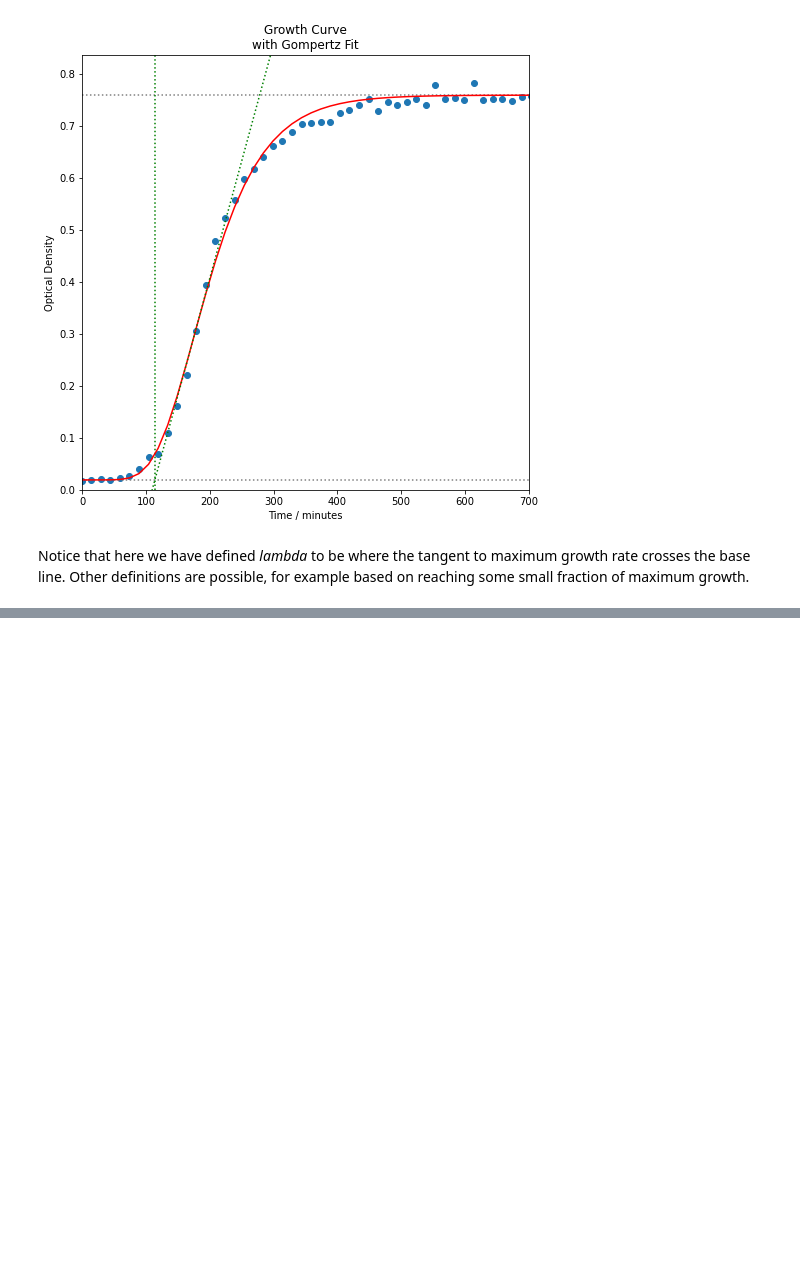
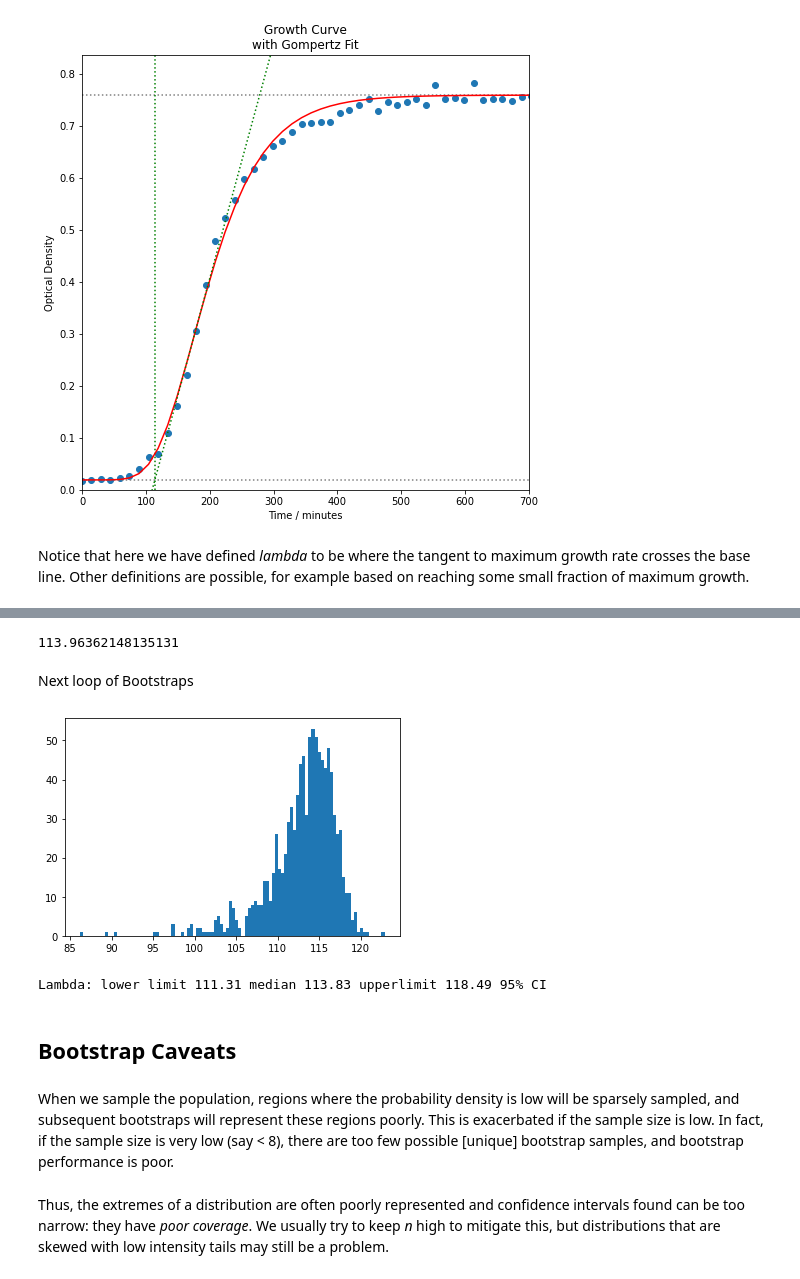
Before and after one commit to UoMMIB/Python-Club, a Jupyter notebook: Tutorials/Growth-Curve/growthCurve.ipynb, the cells around one changed output, grey strips where cells are left out. Drawn from its saved outputs; the diff is of its cells as text; code cells hidden in the pictures; blank space fills up the shorter version.

Commit message:
Completed bootstrap part of tutorial

```diff
--- a/Tutorials/Growth-Curve/growthCurve.ipynb
+++ b/Tutorials/Growth-Curve/growthCurve.ipynb
@@ -46,5 +53,5 @@ p0
 # %%
-params, covariance = curve_fit(gmpz,dat['time'],dat['OD'],p0=p0)
+params, covariance = curve_fit(gmpz,dat['time'],dat['OD'],p0=p0,bounds=bnd)
 A = params[0]
 Wm = params[1]
 k = params[2]
@@ -106,0 +124,40 @@ To be continued...
+# %%
+def findLambda(time,OD,p0,bnd):
+    params, covariance = curve_fit(gmpz,time,OD,p0=p0)
+    #test if the fit failed
+    if np.any(np.isinf(covariance)):
+        return np.NaN
+    A = params[0]
+    Wm = params[1]
+    k = params[2]
+    Tm = params[3]
+    mu = (Wm - A)*k/np.exp(1) #max slope
+    L = (Tm*k-1)/k # lambda
+    return L
+# %%
+findLambda(dat.time,dat.OD,p0,bnd)
+# %% [output]
+113.96362148135131
+# %% [markdown]
+Next loop of Bootstraps
+# %%
+boots = 1000
+L = []
+n = len(dat.time)
+idx = [i for i in range(n)]
+# %%
+for b in range(boots):
+    bi = np.random.choice(idx,n)
+    t = dat.time[bi]
+    od = dat.OD[bi]
+    #try to get valid result
+    for i in range(10):
+        tmp = findLambda(t,od,p0,bnd)
+        if ~np.isnan(tmp):
+            break
+    L.append(tmp)
+# %%
+plt.hist(L,bins=100)
+plt.show()
+# %% [output]
+[figure, added]
@@ -106,0 +166,10 @@ To be continued...
+# %%
+print(f'Lambda: lower limit {ll:0.2f} median {med:0.2f} upperlimit {ul:0.2f} 95% CI')
+# %% [output]
+Lambda: lower limit 111.31 median 113.83 upperlimit 118.49 95% CI
+# %% [markdown]
+## Bootstrap Caveats
+# %% [markdown]
+When we sample the population, regions where the probability density is low will be sparsely sampled, and subsequent bootstraps will represent these regions poorly. This is exacerbated if the sample size is low. In fact, if the sample size is very low (say < 8), there are too few possible [unique] bootstrap samples, and bootstrap performance is poor.
+# %% [markdown]
+Thus, the extremes of a distribution are often poorly represented and confidence intervals found can be too narrow: they have *poor coverage*. We usually try to keep *n* high to mitigate this, but distributions that are skewed with low intensity tails may still be a problem.
```
Also changed, not shown: parts of 16 cells of this notebook.
